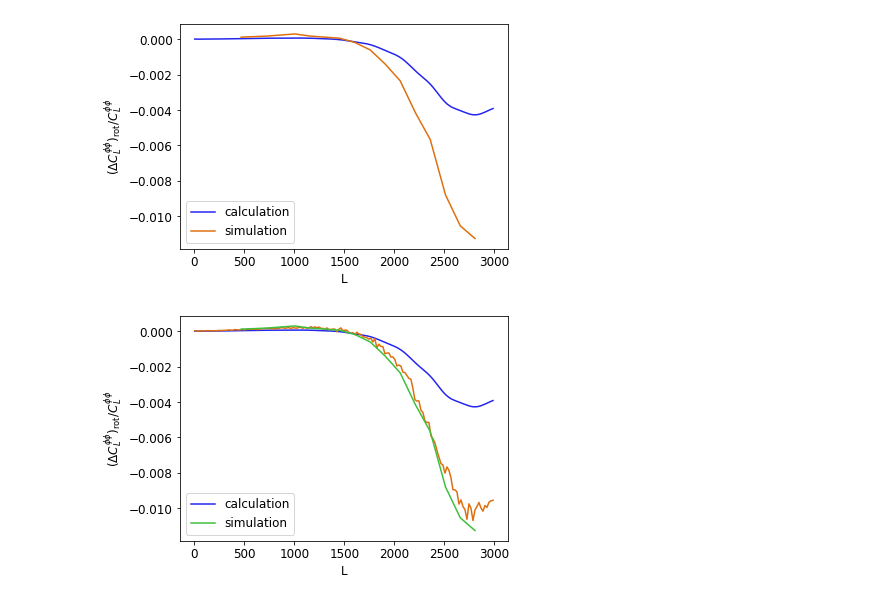
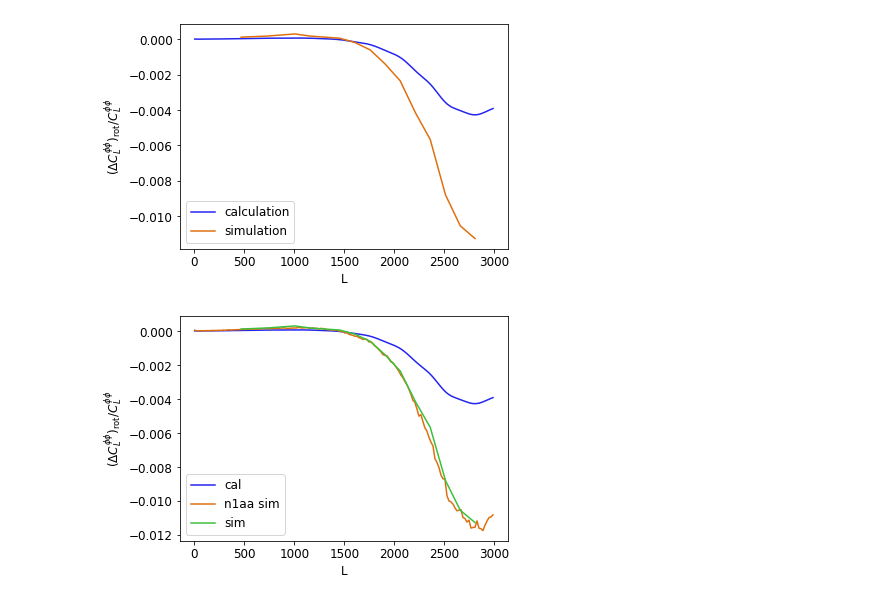
Before and after one commit to HongboCai/lens_rot_bias, a Jupyter notebook: notebooks_new/new_N1aa.ipynb, the cells around one changed output. Drawn from its saved outputs; the diff is of its cells as text; code cells hidden in the pictures.

Commit message:
all results got

```diff
--- a/notebooks_new/new_N1aa.ipynb
+++ b/notebooks_new/new_N1aa.ipynb
@@ -167,18 +160,24 @@ plt.savefig(main_path + '/notebooks_new/compare.png')
 # %% [output]
 [figure]
 # %%
-A_cb = 1e-07
-n1aa_integral =  np.loadtxt(main_path+'/output/N1aa/N1aa_90_%s_CMB_S4_30_3000.dat' %A_cb)
-# n1aa_integral =  np.loadtxt(main_path+'/output/N1aa/N1aa_0_%s_CMB_S3_30_3000.dat' %A_cb)
+A_cb = 1e-06
+
+result_nums = [90, 110, 130, 150, 170]
+n1aa_integral = []
+for result_num in result_nums:
+    n1aa_integral.append(np.loadtxt(main_path+'/output/N1aa/N1aa_%s_%s_CMB_S4_30_3000.dat' %(result_num, A_cb)))
+
+n1aa_integral = np.array(n1aa_integral)
+n1aa_sim = np.mean(n1aa_integral, axis=0)
 # %%
-plt.plot(Ls, ((Al_eb/ells**2)**2)[Ls]*n1aa[Ls]/clpp[Ls], label='calculation')
-plt.plot(Ls, n1aa_integral[Ls]/clpp[Ls])
-plt.plot(data[:, 0], data[:, 1], label='simulation')
+plt.plot(Ls, ((Al_eb/ells**2)**2)[Ls]*n1aa[Ls]/clpp[Ls], label='cal')
+plt.plot(Ls, n1aa_sim[Ls]/clpp[Ls]/10, label='n1aa sim')
+plt.plot(data[:, 0], data[:, 1], label='sim')
 # plt.plot(data['L'], bias, label='simulation')
 plt.legend()
 plt.xlabel('L')
 plt.ylabel('$({\Delta}C_L^{\phi \phi})_{\mathrm{rot}}/C_L^{\phi \phi}$')
 plt.tight_layout()
 plt.savefig(main_path + '/notebooks_new/compare.png')
 # %% [output]
-[figure, old version]
+[figure, new version]
```
Also changed, not shown: parts of 1 cell of this notebook, 36 other files.
